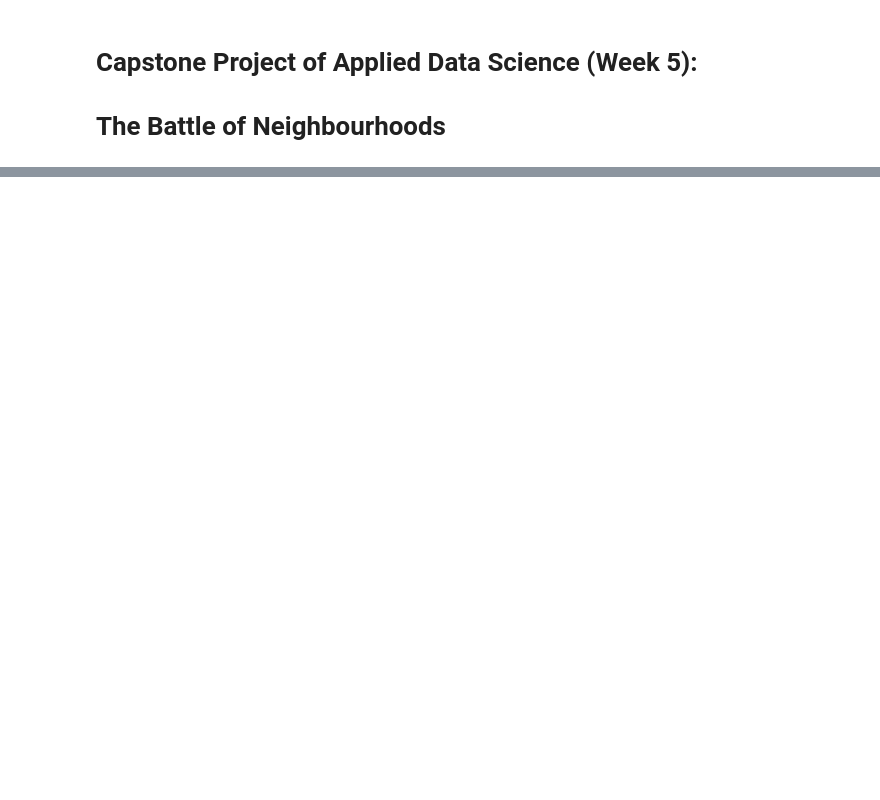
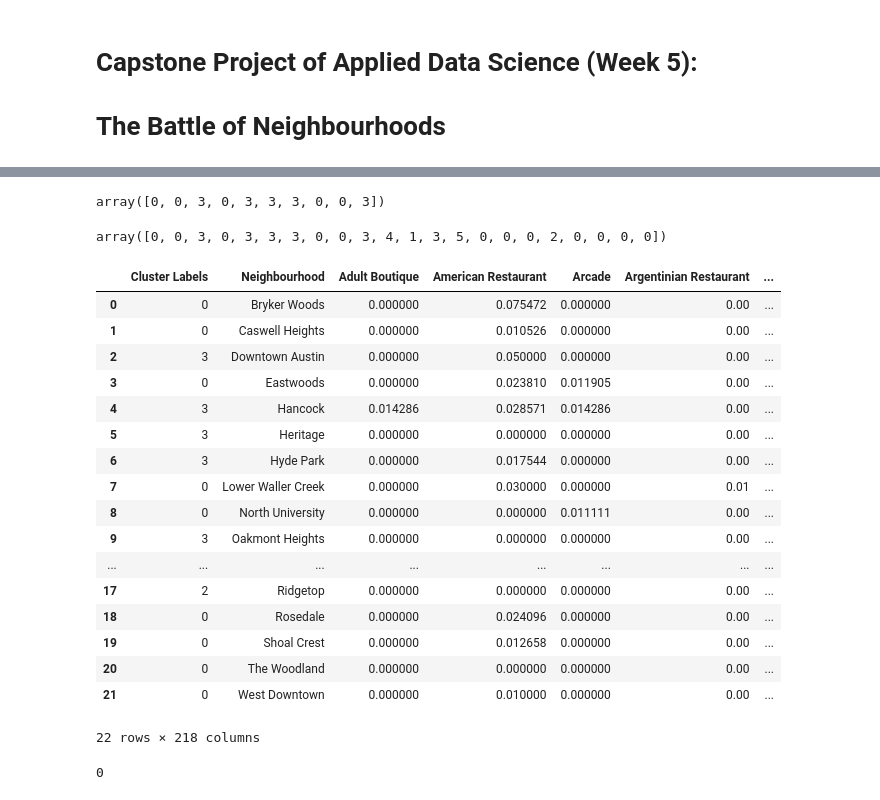
Before and after one commit to zaomy/Capstone_Data_Science, a Jupyter notebook: Capstone_week5_project.ipynb, the cells around one changed output, grey strips where cells are left out. Drawn from its saved outputs; the diff is of its cells as text; code cells hidden in the pictures; blank space fills up the shorter version.

```diff
--- a/Capstone_week5_project.ipynb
+++ b/Capstone_week5_project.ipynb
@@ -24,0 +343,67 @@ To help my friend Jimmy find the neighborhood, I will need the following data (d
+# %%
+# import k-means from clustering stage
+from sklearn.cluster import KMeans
+
+#neighborhood_set = set(all_grouped['Neighborhood'].tolist())
+#idx_set = []
+#for m in range(24):
+#    if not all_data['Neighborhood'][m] in neighborhood_set:
+#        idx_set.append(m)
+
+#ny_data1 = ny_data.drop(ny_data.index[idx_set])
+
+# set number of clusters
+kclusters = 6
+
+all_grouped_clustering = all_grouped.drop('Neighbourhood', 1)
+
+# run k-means clustering
+kmeans = KMeans(n_clusters=kclusters, random_state=0).fit(all_grouped_clustering)
+
+# check cluster labels generated for each row in the dataframe
+kmeans.labels_[0:10]
+# %% [output]
+array([0, 0, 3, 0, 3, 3, 3, 0, 0, 3])
+# %%
+kmeans.labels_
+# %% [output]
+array([0, 0, 3, 0, 3, 3, 3, 0, 0, 3, 4, 1, 3, 5, 0, 0, 0, 2, 0, 0, 0, 0])
+# %%
+all_merged = all_grouped
+
+# add clustering labels
+all_merged['Cluster Labels'] = kmeans.labels_
+
+fixed_columns = [all_merged.columns[-1]] + list(all_merged.columns[:-1])
+all_merged = all_merged[fixed_columns]
+
+all_merged
+# %% [output]
+|  | Cluster Labels | Neighbourhood | Adult Boutique | American Restaurant | Arcade | Argentinian Restaurant | ... |
+| 0 | 0 | Bryker Woods | 0.000000 | 0.075472 | 0.000000 | 0.00 | ... |
+| 1 | 0 | Caswell Heights | 0.000000 | 0.010526 | 0.000000 | 0.00 | ... |
+| 2 | 3 | Downtown Austin | 0.000000 | 0.050000 | 0.000000 | 0.00 | ... |
+| 3 | 0 | Eastwoods | 0.000000 | 0.023810 | 0.011905 | 0.00 | ... |
+| 4 | 3 | Hancock | 0.014286 | 0.028571 | 0.014286 | 0.00 | ... |
+| 5 | 3 | Heritage | 0.000000 | 0.000000 | 0.000000 | 0.00 | ... |
+| 6 | 3 | Hyde Park | 0.000000 | 0.017544 | 0.000000 | 0.00 | ... |
+| 7 | 0 | Lower Waller Creek | 0.000000 | 0.030000 | 0.000000 | 0.01 | ... |
+| 8 | 0 | North University | 0.000000 | 0.000000 | 0.011111 | 0.00 | ... |
+| 9 | 3 | Oakmont Heights | 0.000000 | 0.000000 | 0.000000 | 0.00 | ... |
+| ... | ... | ... | ... | ... | ... | ... | ... |
+| 17 | 2 | Ridgetop | 0.000000 | 0.000000 | 0.000000 | 0.00 | ... |
+| 18 | 0 | Rosedale | 0.000000 | 0.024096 | 0.000000 | 0.00 | ... |
+| 19 | 0 | Shoal Crest | 0.000000 | 0.012658 | 0.000000 | 0.00 | ... |
+| 20 | 0 | The Woodland | 0.000000 | 0.000000 | 0.000000 | 0.00 | ... |
+| 21 | 0 | West Downtown | 0.000000 | 0.010000 | 0.000000 | 0.00 | ... |
+22 rows × 218 columns
+# %%
+idx = all_merged[all_merged['Neighbourhood'] == 'The Woodland' ].reset_index().loc[0,'Cluster Labels']
+#idx.loc[0,'Cluster Labels']
+idx
+#idx.iloc[20,'Cluster Labels']
+#all_merged
+#idx1 = idx.loc[0][ 'Cluster Labels']
+#idx1
+# %% [output]
+0
```
Also changed, not shown: parts of 43 cells of this notebook.
